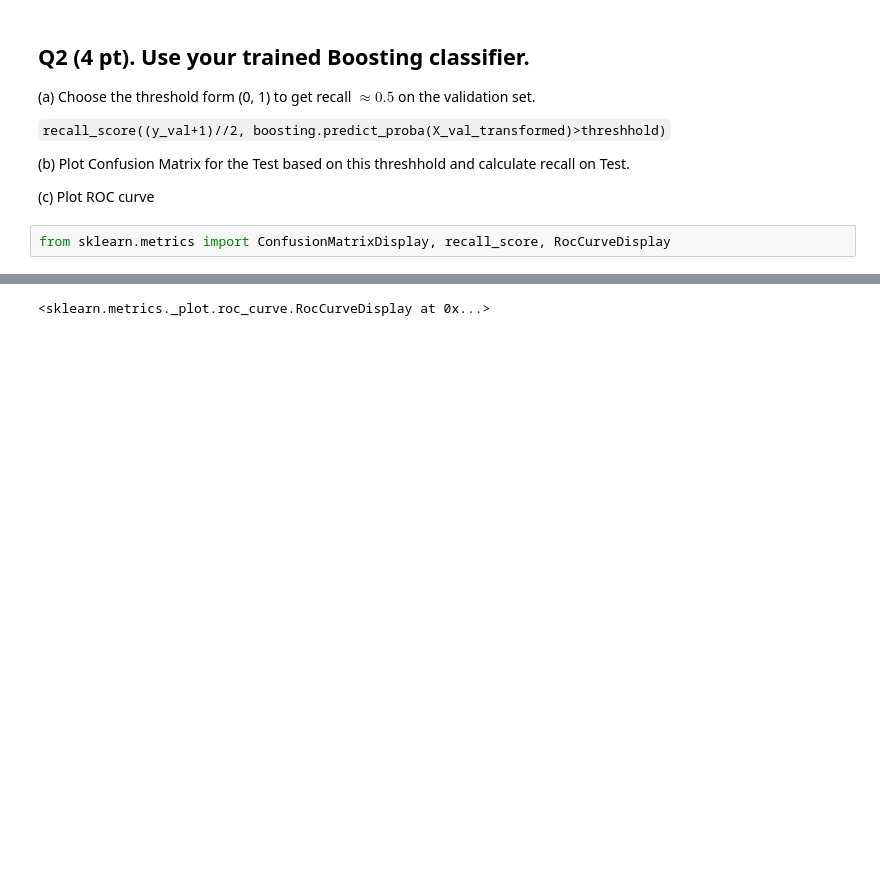
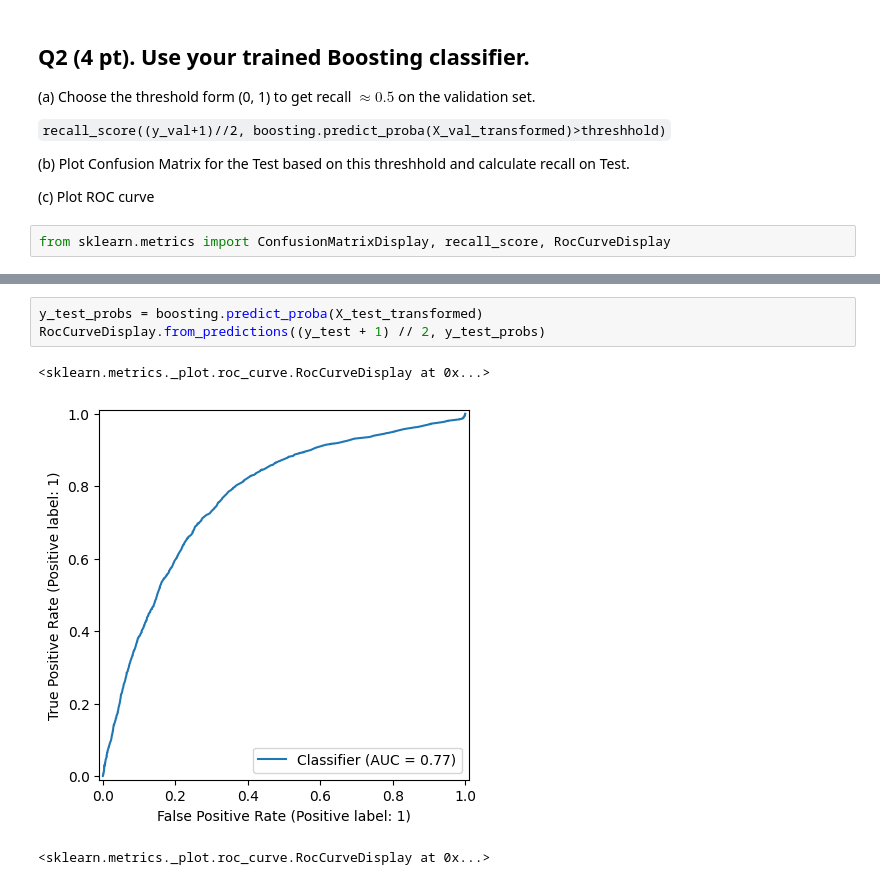
Before and after one commit to ansleyo/RIT_ML, a Jupyter notebook: 2025_spring/Week09_GBM/HW8.ipynb, the cells around one changed output, grey strips where cells are left out. Drawn from its saved outputs; the diff is of its cells as text; blank space fills up the shorter version.

```diff
--- a/2025_spring/Week09_GBM/HW8.ipynb
+++ b/2025_spring/Week09_GBM/HW8.ipynb
@@ -320,3 +351,9 @@ from sklearn.metrics import ConfusionMatrixDisplay, recall_score, RocCurveDispla
+# %%
+y_test_probs = boosting.predict_proba(X_test_transformed)
+RocCurveDisplay.from_predictions((y_test + 1) // 2, y_test_probs)
+# %% [output]
+<sklearn.metrics._plot.roc_curve.RocCurveDisplay at 0x...>
+[figure, added]
 # %%
 # %% [output]
 <sklearn.metrics._plot.roc_curve.RocCurveDisplay at 0x...>
```
Also changed, not shown: parts of 10 cells of this notebook.
